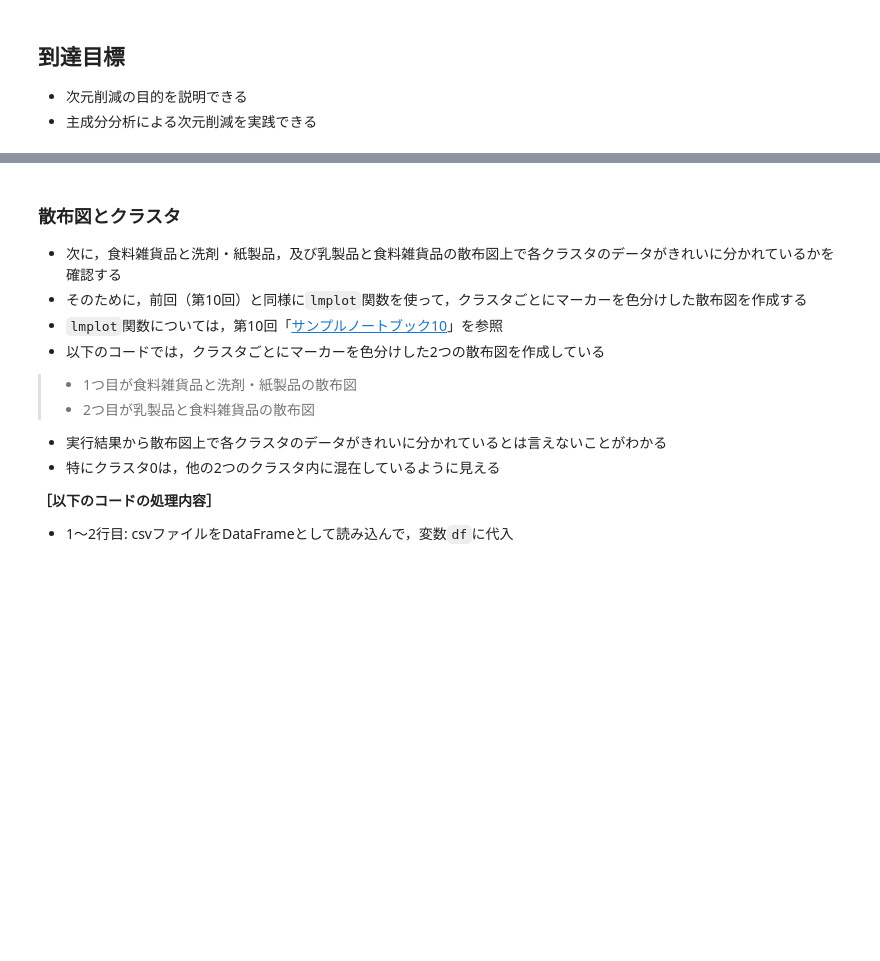
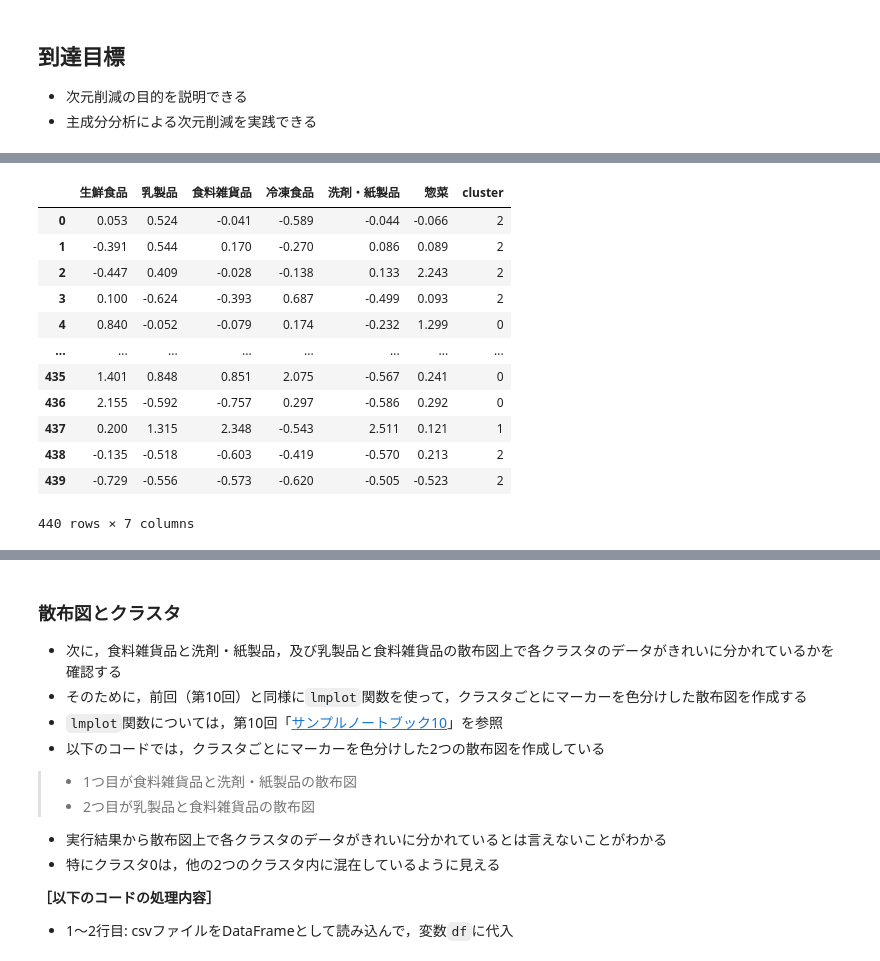
Before and after one commit to yoshida-nu/lecture_public, a Jupyter notebook: datascience/doc/datascience_notebook10.ipynb, the cells around one changed output, grey strips where cells are left out. Drawn from its saved outputs; the diff is of its cells as text; code cells hidden in the pictures; blank space fills up the shorter version.

```diff
--- a/datascience/doc/datascience_notebook10.ipynb
+++ b/datascience/doc/datascience_notebook10.ipynb
@@ -216,0 +502,27 @@ display(r)
+# %%
+# 顧客データのクラスタリング
+df = pd.read_csv('wholesale.csv')
+
+
+
+
+
+
+
+
+
+display(df_cluster)
+# %% [output]
+|  | 生鮮食品 | 乳製品 | 食料雑貨品 | 冷凍食品 | 洗剤・紙製品 | 惣菜 | cluster |
+| 0 | 0.053 | 0.524 | -0.041 | -0.589 | -0.044 | -0.066 | 2 |
+| 1 | -0.391 | 0.544 | 0.170 | -0.270 | 0.086 | 0.089 | 2 |
+| 2 | -0.447 | 0.409 | -0.028 | -0.138 | 0.133 | 2.243 | 2 |
+| 3 | 0.100 | -0.624 | -0.393 | 0.687 | -0.499 | 0.093 | 2 |
+| 4 | 0.840 | -0.052 | -0.079 | 0.174 | -0.232 | 1.299 | 0 |
+| ... | ... | ... | ... | ... | ... | ... | ... |
+| 435 | 1.401 | 0.848 | 0.851 | 2.075 | -0.567 | 0.241 | 0 |
+| 436 | 2.155 | -0.592 | -0.757 | 0.297 | -0.586 | 0.292 | 0 |
+| 437 | 0.200 | 1.315 | 2.348 | -0.543 | 2.511 | 0.121 | 1 |
+| 438 | -0.135 | -0.518 | -0.603 | -0.419 | -0.570 | 0.213 | 2 |
+| 439 | -0.729 | -0.556 | -0.573 | -0.620 | -0.505 | -0.523 | 2 |
+440 rows × 7 columns
```
Also changed, not shown: parts of 50 cells of this notebook, 14 other files.
